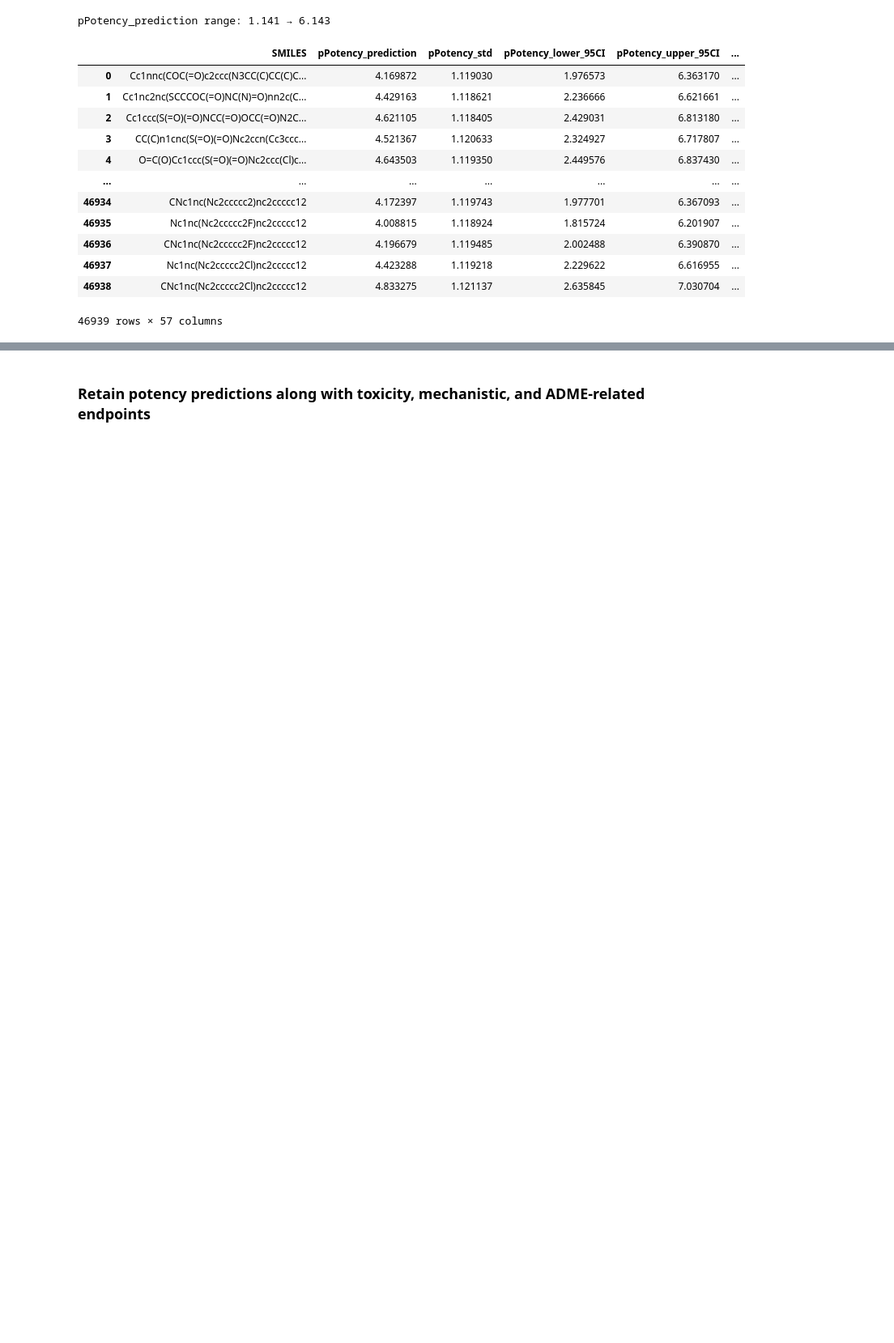
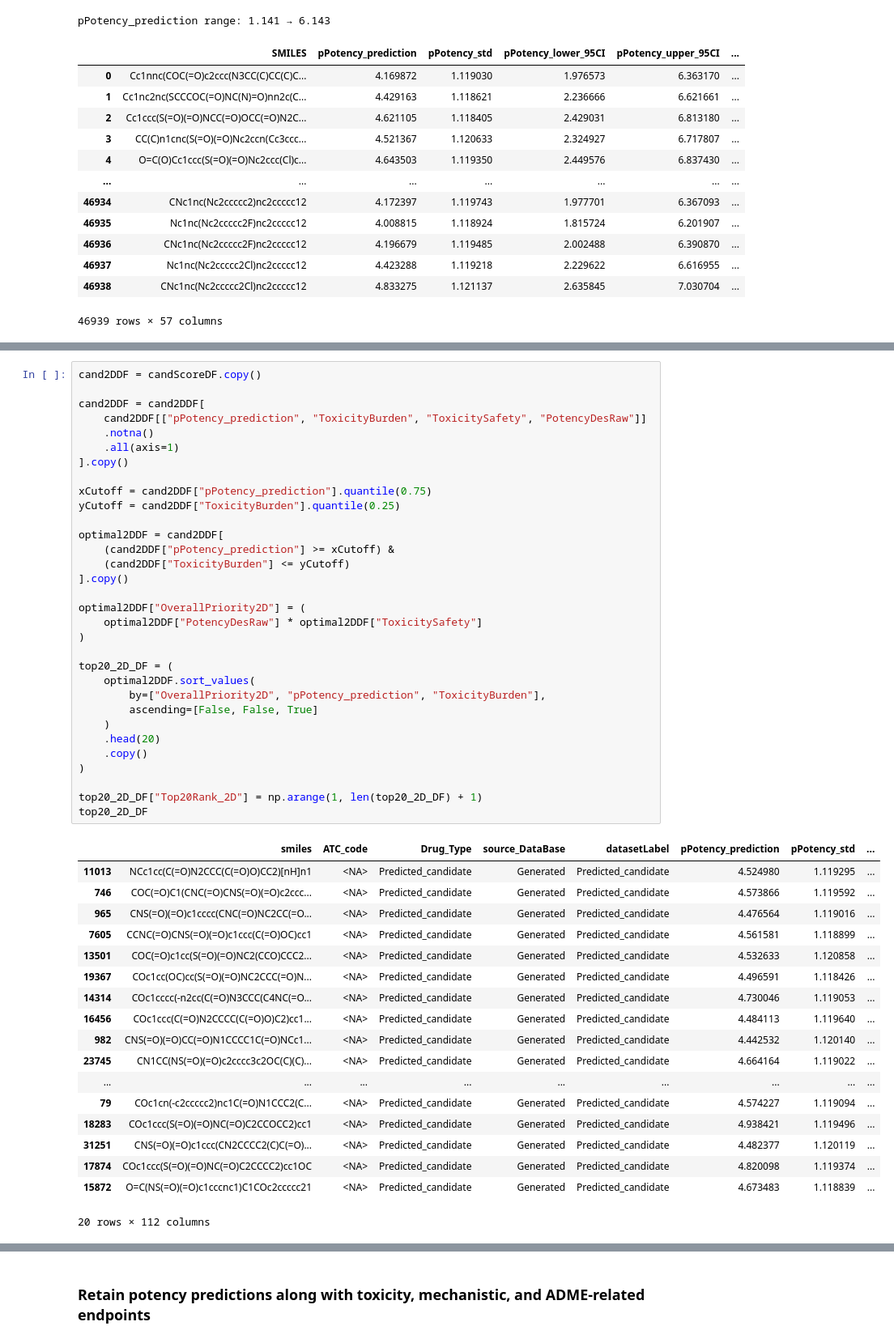
Before and after one commit to soumyadeepghosh35/DTRA_DrugDesign, a Jupyter notebook: DTRA_project_notebooks/Step6_Toxicity_BacillusAnthracis.ipynb, the cells around one changed output, grey strips where cells are left out. Shown at 81% size. Saved outputs shown, nothing was run; the diff lists cells and outputs as text; blank space fills up the shorter version.

```diff
--- a/DTRA_project_notebooks/Step6_Toxicity_BacillusAnthracis.ipynb
+++ b/DTRA_project_notebooks/Step6_Toxicity_BacillusAnthracis.ipynb
@@ -252,0 +843,51 @@ pPotency_prediction range: 1.141 → 6.143
+# %%
+cand2DDF = candScoreDF.copy()
+
+cand2DDF = cand2DDF[
+    cand2DDF[["pPotency_prediction", "ToxicityBurden", "ToxicitySafety", "PotencyDesRaw"]]
+    .notna()
+    .all(axis=1)
+].copy()
+
+xCutoff = cand2DDF["pPotency_prediction"].quantile(0.75)
+yCutoff = cand2DDF["ToxicityBurden"].quantile(0.25)
+
+optimal2DDF = cand2DDF[
+    (cand2DDF["pPotency_prediction"] >= xCutoff) &
+    (cand2DDF["ToxicityBurden"] <= yCutoff)
+].copy()
+
+optimal2DDF["OverallPriority2D"] = (
+    optimal2DDF["PotencyDesRaw"] * optimal2DDF["ToxicitySafety"]
+)
+
+top20_2D_DF = (
+    optimal2DDF.sort_values(
+        by=["OverallPriority2D", "pPotency_prediction", "ToxicityBurden"],
+        ascending=[False, False, True]
+    )
+    .head(20)
+    .copy()
+)
+
+top20_2D_DF["Top20Rank_2D"] = np.arange(1, len(top20_2D_DF) + 1)
+top20_2D_DF
+# %% [output]
+|  | smiles | ATC_code | Drug_Type | source_DataBase | datasetLabel | pPotency_prediction | pPotency_std | ... |
+| 11013 | NCc1cc(C(=O)N2CCC(C(=O)O)CC2)[nH]n1 | <NA> | Predicted_candidate | Generated | Predicted_candidate | 4.524980 | 1.119295 | ... |
+| 746 | COC(=O)C1(CNC(=O)CNS(=O)(=O)c2ccc... | <NA> | Predicted_candidate | Generated | Predicted_candidate | 4.573866 | 1.119592 | ... |
+| 965 | CNS(=O)(=O)c1cccc(CNC(=O)NC2CC(=O... | <NA> | Predicted_candidate | Generated | Predicted_candidate | 4.476564 | 1.119016 | ... |
+| 7605 | CCNC(=O)CNS(=O)(=O)c1ccc(C(=O)OC)cc1 | <NA> | Predicted_candidate | Generated | Predicted_candidate | 4.561581 | 1.118899 | ... |
+| 13501 | COC(=O)c1cc(S(=O)(=O)NC2(CCO)CCC2... | <NA> | Predicted_candidate | Generated | Predicted_candidate | 4.532633 | 1.120858 | ... |
+| 19367 | COc1cc(OC)cc(S(=O)(=O)NC2CCC(=O)N... | <NA> | Predicted_candidate | Generated | Predicted_candidate | 4.496591 | 1.118426 | ... |
+| 14314 | COc1cccc(-n2cc(C(=O)N3CCC(C4NC(=O... | <NA> | Predicted_candidate | Generated | Predicted_candidate | 4.730046 | 1.119053 | ... |
+| 16456 | COc1ccc(C(=O)N2CCCC(C(=O)O)C2)cc1... | <NA> | Predicted_candidate | Generated | Predicted_candidate | 4.484113 | 1.119640 | ... |
+| 982 | CNS(=O)(=O)CC(=O)N1CCCC1C(=O)NCc1... | <NA> | Predicted_candidate | Generated | Predicted_candidate | 4.442532 | 1.120140 | ... |
+| 23745 | CN1CC(NS(=O)(=O)c2cccc3c2OC(C)(C)... | <NA> | Predicted_candidate | Generated | Predicted_candidate | 4.664164 | 1.119022 | ... |
+| ... | ... | ... | ... | ... | ... | ... | ... | ... |
+| 79 | COc1cn(-c2ccccc2)nc1C(=O)N1CCC2(C... | <NA> | Predicted_candidate | Generated | Predicted_candidate | 4.574227 | 1.119094 | ... |
+| 18283 | COc1ccc(S(=O)(=O)NC(=O)C2CCOCC2)cc1 | <NA> | Predicted_candidate | Generated | Predicted_candidate | 4.938421 | 1.119496 | ... |
+| 31251 | CNS(=O)(=O)c1ccc(CN2CCCC2(C)C(=O)... | <NA> | Predicted_candidate | Generated | Predicted_candidate | 4.482377 | 1.120119 | ... |
+| 17874 | COc1ccc(S(=O)(=O)NC(=O)C2CCCC2)cc1OC | <NA> | Predicted_candidate | Generated | Predicted_candidate | 4.820098 | 1.119374 | ... |
+| 15872 | O=C(NS(=O)(=O)c1cccnc1)C1COc2ccccc21 | <NA> | Predicted_candidate | Generated | Predicted_candidate | 4.673483 | 1.118839 | ... |
+20 rows × 112 columns
```
Also changed, not shown: parts of 26 cells of this notebook.
